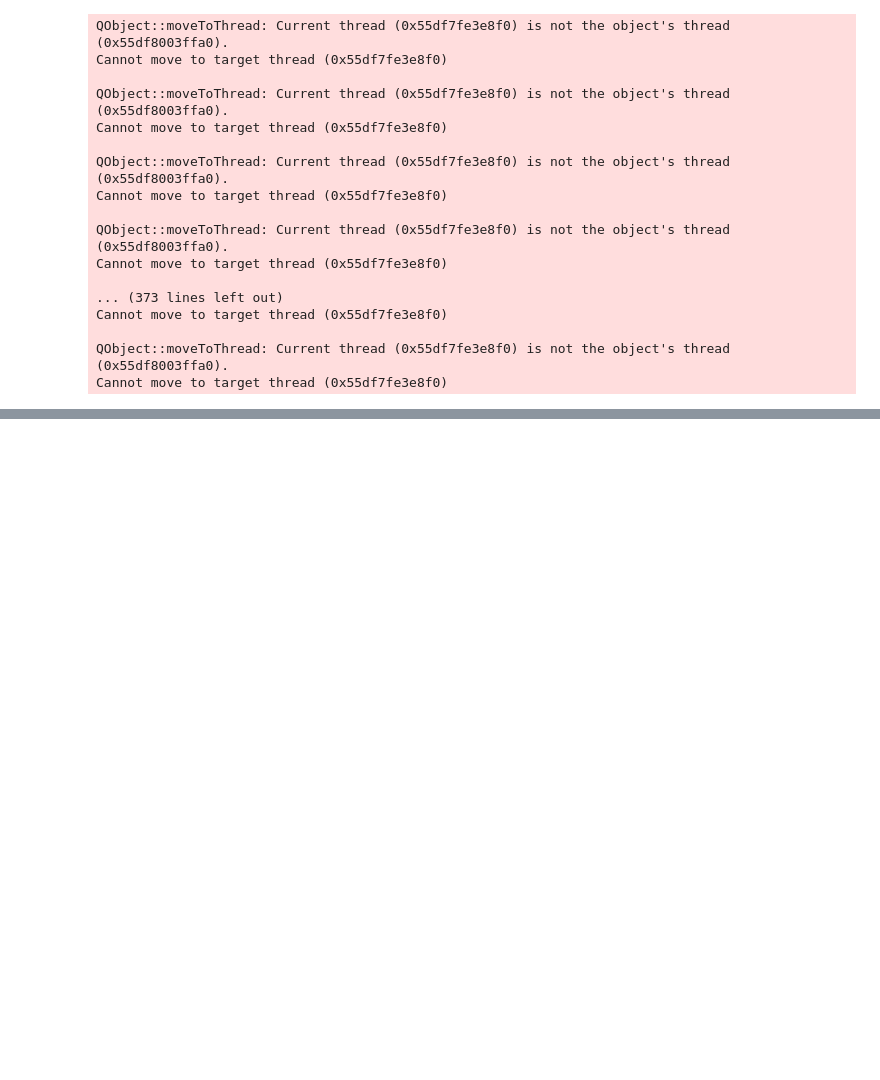
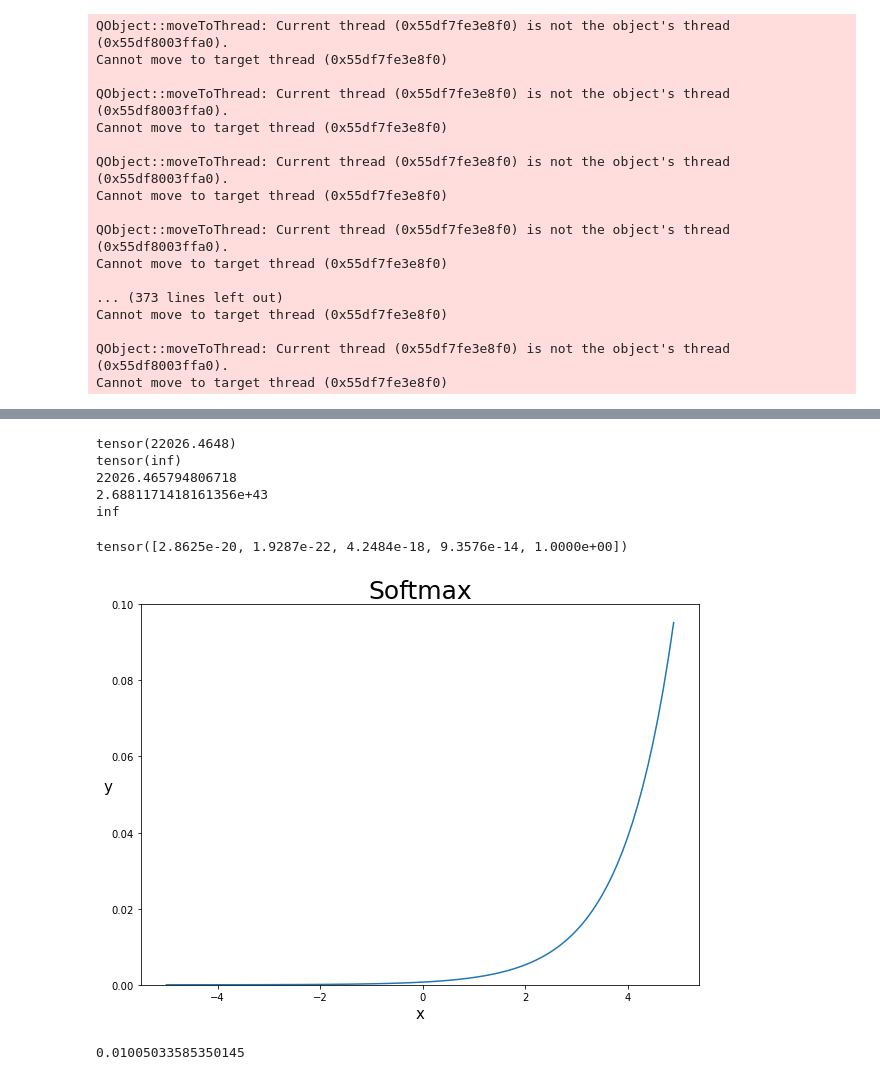
Before and after one commit to david95j2/moduDeep_pytorch, a Jupyter notebook: pytorch/Lab_06_(test)/Lab_06_inception.ipynb, the cells around one changed output, grey strips where cells are left out. Cells and saved outputs as stored; diff of their text form; code cells hidden in the pictures; blank space fills up the shorter version.

```diff
--- a/pytorch/Lab_06_(test)/Lab_06_inception.ipynb
+++ b/pytorch/Lab_06_(test)/Lab_06_inception.ipynb
@@ -97,0 +198,43 @@ print(image.shape)
+# %%
+print(torch.exp(torch.tensor(10)))
+print(torch.exp(torch.tensor(100)))
+
+print(np.exp(10))
+print(np.exp(100))
+print(np.exp(1000))
+# %% [output]
+tensor(22026.4648)
+tensor(inf)
+22026.465794806718
+2.6881171418161356e+43
+inf
+# %%
+def softmax(x):
+    array_x = x - torch.max(x)
+    exp_x = torch.exp(array_x)
+    result = exp_x / torch.sum(exp_x)
+    return result
+# %%
+x = torch.FloatTensor([15,10,20,30,60])
+softmax(x)
+# %% [output]
+tensor([2.8625e-20, 1.9287e-22, 4.2484e-18, 9.3576e-14, 1.0000e+00])
+# %%
+x = torch.arange(-5.0, 5.0, 0.1)
+y = softmax(x)
+
+fig = plt.figure(figsize=(10, 7))
+fig.set_facecolor('white')
+
+plt.plot(x, y)
+plt.ylim(0,0.1)
+plt.title("Softmax", fontsize=25)
+plt.xlabel('x', fontsize=15)
+plt.ylabel('y', fontsize=15, rotation=0)
+plt.show()
+# %% [output]
+[figure, added]
+# %%
+print(-np.log(0.99))
+# %% [output]
+0.01005033585350145
```
Also changed, not shown: parts of 12 cells of this notebook.
